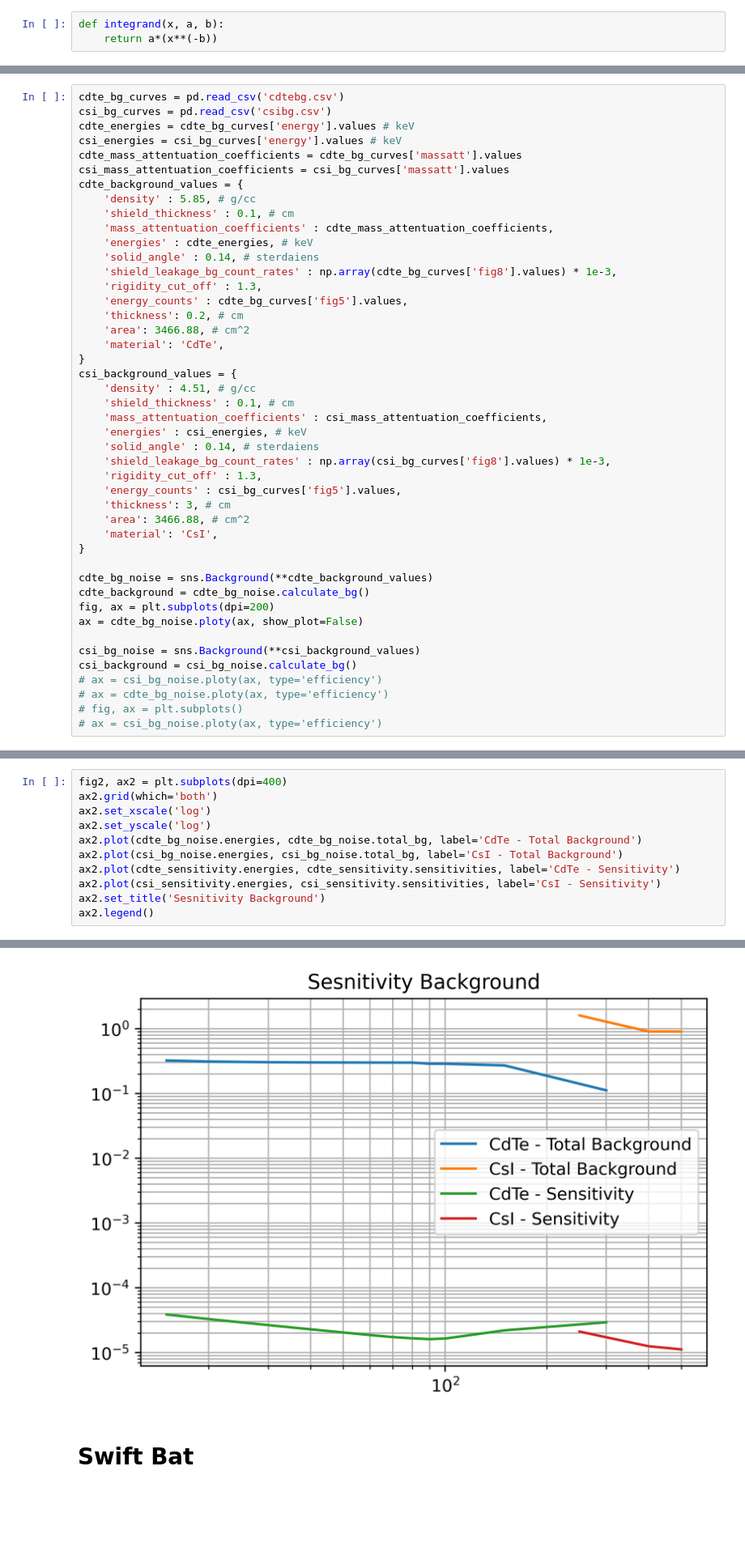
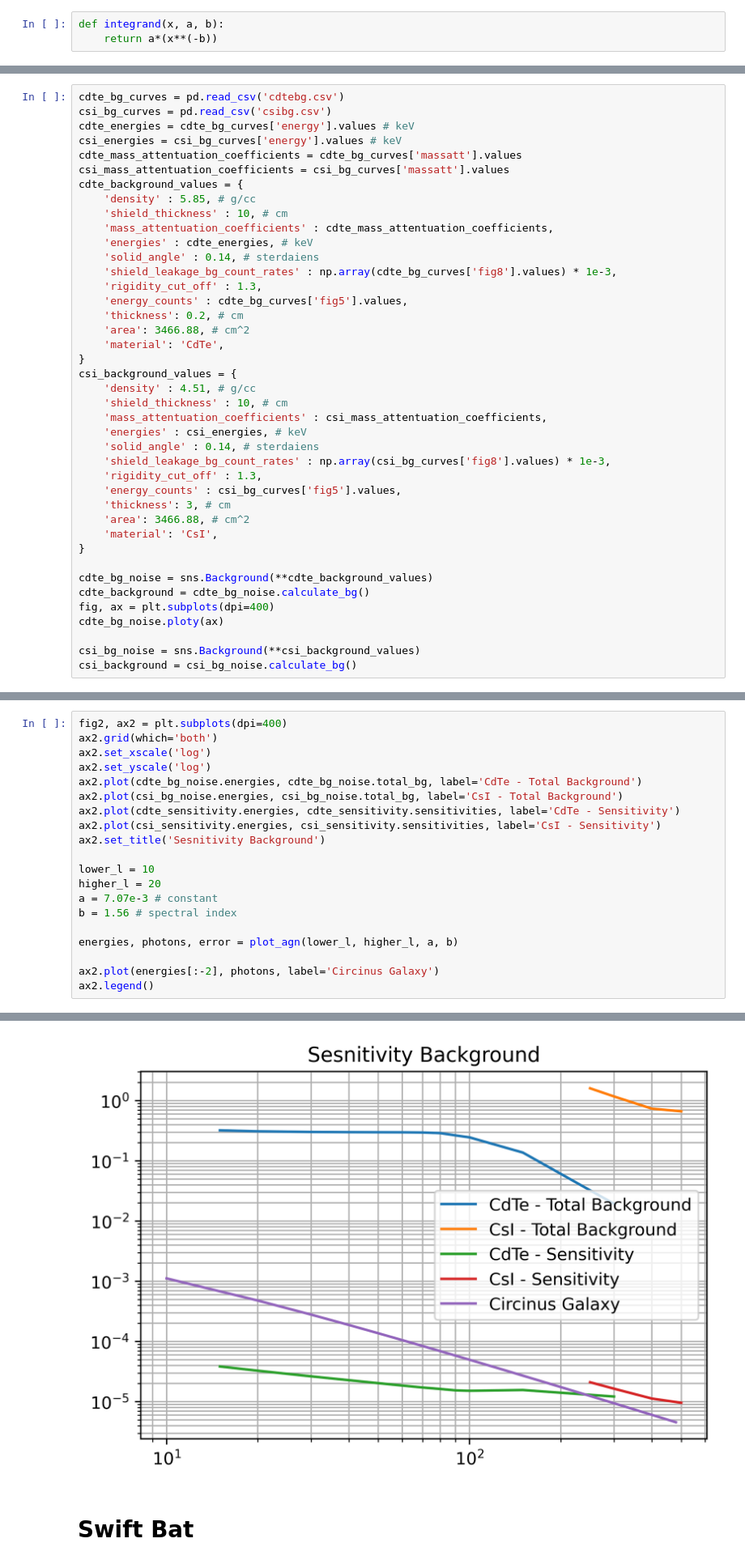
Before and after one commit to iamlrk/sensitivity_calculation, a Jupyter notebook: main.ipynb, the cells around one changed output, grey strips where cells are left out. Shown: that part at 81% size. Drawn from its saved outputs; the diff is of its cells as text; blank space fills up the shorter version.

Commit message:
plotting the agn onto the sensitivity in main.ipynb

```diff
--- a/main.ipynb
+++ b/main.ipynb
@@ -41,7 +25,7 @@ cdte_mass_attentuation_coefficients = cdte_bg_curves['massatt'].values
 csi_mass_attentuation_coefficients = csi_bg_curves['massatt'].values
 cdte_background_values = {
     'density' : 5.85, # g/cc
-    'shield_thickness' : 0.1, # cm
+    'shield_thickness' : 10, # cm
     'mass_attentuation_coefficients' : cdte_mass_attentuation_coefficients,
     'energies' : cdte_energies, # keV
     'solid_angle' : 0.14, # sterdaiens
@@ -54,7 +38,7 @@ cdte_background_values = {
 }
 csi_background_values = {
     'density' : 4.51, # g/cc
-    'shield_thickness' : 0.1, # cm
+    'shield_thickness' : 10, # cm
     'mass_attentuation_coefficients' : csi_mass_attentuation_coefficients,
     'energies' : csi_energies, # keV
     'solid_angle' : 0.14, # sterdaiens
@@ -68,13 +52,9 @@ csi_background_values = {
 
 cdte_bg_noise = sns.Background(**cdte_background_values)
 cdte_background = cdte_bg_noise.calculate_bg()
-fig, ax = plt.subplots(dpi=200)
-ax = cdte_bg_noise.ploty(ax, show_plot=False)
+fig, ax = plt.subplots(dpi=400)
+cdte_bg_noise.ploty(ax)
 
 csi_bg_noise = sns.Background(**csi_background_values)
 csi_background = csi_bg_noise.calculate_bg()
-# ax = csi_bg_noise.ploty(ax, type='efficiency')
-# ax = cdte_bg_noise.ploty(ax, type='efficiency')
-# fig, ax = plt.subplots()
-# ax = csi_bg_noise.ploty(ax, type='efficiency')
 # %% [output]
@@ -140,17 +101,26 @@ plt.show()
 # %%
 fig2, ax2 = plt.subplots(dpi=400)
 ax2.grid(which='both')
 ax2.set_xscale('log')
 ax2.set_yscale('log')
 ax2.plot(cdte_bg_noise.energies, cdte_bg_noise.total_bg, label='CdTe - Total Background')
 ax2.plot(csi_bg_noise.energies, csi_bg_noise.total_bg, label='CsI - Total Background')
 ax2.plot(cdte_sensitivity.energies, cdte_sensitivity.sensitivities, label='CdTe - Sensitivity')
 ax2.plot(csi_sensitivity.energies, csi_sensitivity.sensitivities, label='CsI - Sensitivity')
 ax2.set_title('Sesnitivity Background')
+
+lower_l = 10
+higher_l = 20
+a = 7.07e-3 # constant
+b = 1.56 # spectral index
+
+energies, photons, error = plot_agn(lower_l, higher_l, a, b)
+
+ax2.plot(energies[:-2], photons, label='Circinus Galaxy')
 ax2.legend()
 # %% [output]
 <matplotlib.legend.Legend at 0x...>
-[figure, old version]
+[figure, new version]
 # %% [markdown]
 # Swift Bat
 # %%
```
Also changed, not shown: parts of 11 cells of this notebook, 2 other files.
